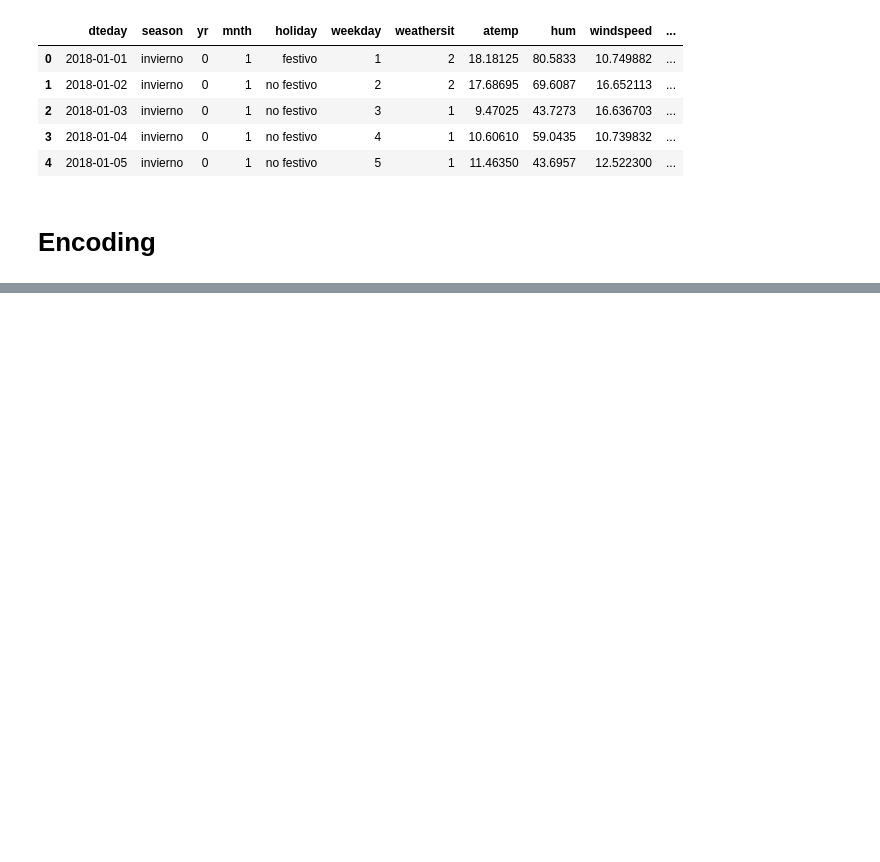
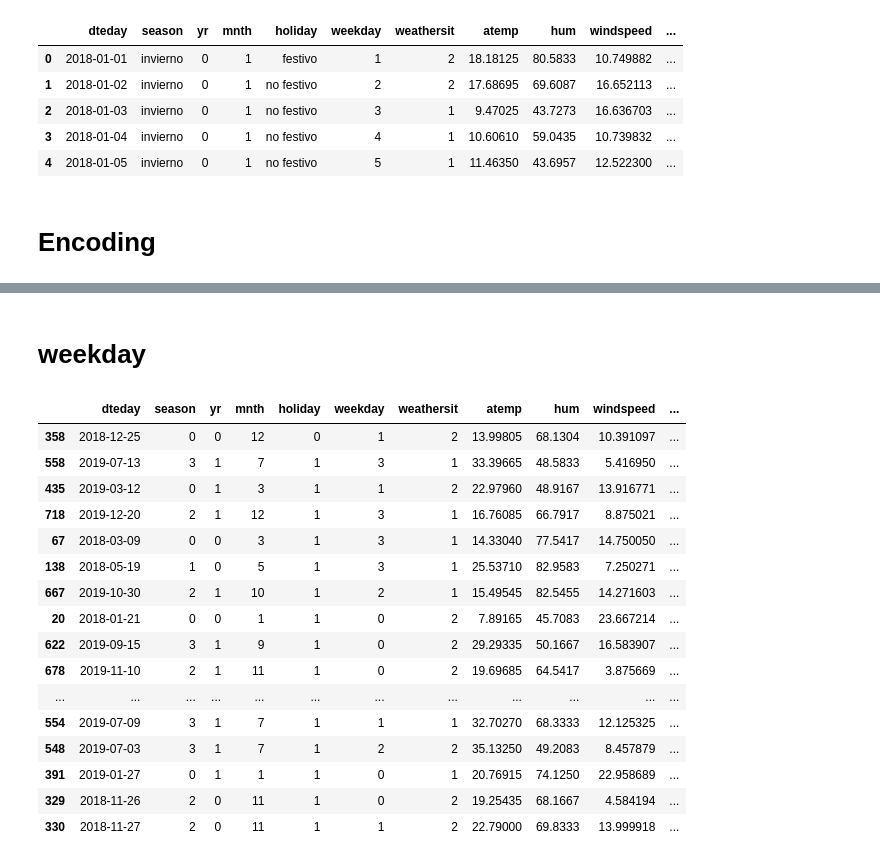
Before and after one commit to Adalab/project-DA-promo-c-modulo-3-team-1, a Jupyter notebook: borrador/asuncion_registered.ipynb, the cells around one changed output, grey strips where cells are left out. Cells and saved outputs as stored; diff of their text form; code cells hidden in the pictures; blank space fills up the shorter version.

```diff
--- a/borrador/asuncion_registered.ipynb
+++ b/borrador/asuncion_registered.ipynb
@@ -403,0 +443,36 @@ df_r.to_pickle('../datos/01-df_registrados.pickle')
+# %%
+mapa2 = {3: 0, 2:1, 1:2}
+# %%
+df_r['weathersit'] = df_r['weathersit'].map(mapa2)
+# %% [markdown]
+# weekday
+# %%
+mapa3 = {7:0,
+1:0,
+2:1,
+3:2,
+4:3,
+5:3,
+6:3}
+# %%
+df_r['weekday'] = df_r['weekday'].map(mapa3)
+# %%
+df_r.sample(20)
+# %% [output]
+|  | dteday | season | yr | mnth | holiday | weekday | weathersit | atemp | hum | windspeed | ... |
+| 358 | 2018-12-25 | 0 | 0 | 12 | 0 | 1 | 2 | 13.99805 | 68.1304 | 10.391097 | ... |
+| 558 | 2019-07-13 | 3 | 1 | 7 | 1 | 3 | 1 | 33.39665 | 48.5833 | 5.416950 | ... |
+| 435 | 2019-03-12 | 0 | 1 | 3 | 1 | 1 | 2 | 22.97960 | 48.9167 | 13.916771 | ... |
+| 718 | 2019-12-20 | 2 | 1 | 12 | 1 | 3 | 1 | 16.76085 | 66.7917 | 8.875021 | ... |
+| 67 | 2018-03-09 | 0 | 0 | 3 | 1 | 3 | 1 | 14.33040 | 77.5417 | 14.750050 | ... |
+| 138 | 2018-05-19 | 1 | 0 | 5 | 1 | 3 | 1 | 25.53710 | 82.9583 | 7.250271 | ... |
+| 667 | 2019-10-30 | 2 | 1 | 10 | 1 | 2 | 1 | 15.49545 | 82.5455 | 14.271603 | ... |
+| 20 | 2018-01-21 | 0 | 0 | 1 | 1 | 0 | 2 | 7.89165 | 45.7083 | 23.667214 | ... |
+| 622 | 2019-09-15 | 3 | 1 | 9 | 1 | 0 | 2 | 29.29335 | 50.1667 | 16.583907 | ... |
+| 678 | 2019-11-10 | 2 | 1 | 11 | 1 | 0 | 2 | 19.69685 | 64.5417 | 3.875669 | ... |
+| ... | ... | ... | ... | ... | ... | ... | ... | ... | ... | ... | ... |
+| 554 | 2019-07-09 | 3 | 1 | 7 | 1 | 1 | 1 | 32.70270 | 68.3333 | 12.125325 | ... |
+| 548 | 2019-07-03 | 3 | 1 | 7 | 1 | 2 | 2 | 35.13250 | 49.2083 | 8.457879 | ... |
+| 391 | 2019-01-27 | 0 | 1 | 1 | 1 | 0 | 1 | 20.76915 | 74.1250 | 22.958689 | ... |
+| 329 | 2018-11-26 | 2 | 0 | 11 | 1 | 0 | 2 | 19.25435 | 68.1667 | 4.584194 | ... |
+| 330 | 2018-11-27 | 2 | 0 | 11 | 1 | 1 | 2 | 22.79000 | 69.8333 | 13.999918 | ... |
```
Also changed, not shown: parts of 12 cells of this notebook, 1 other file.
